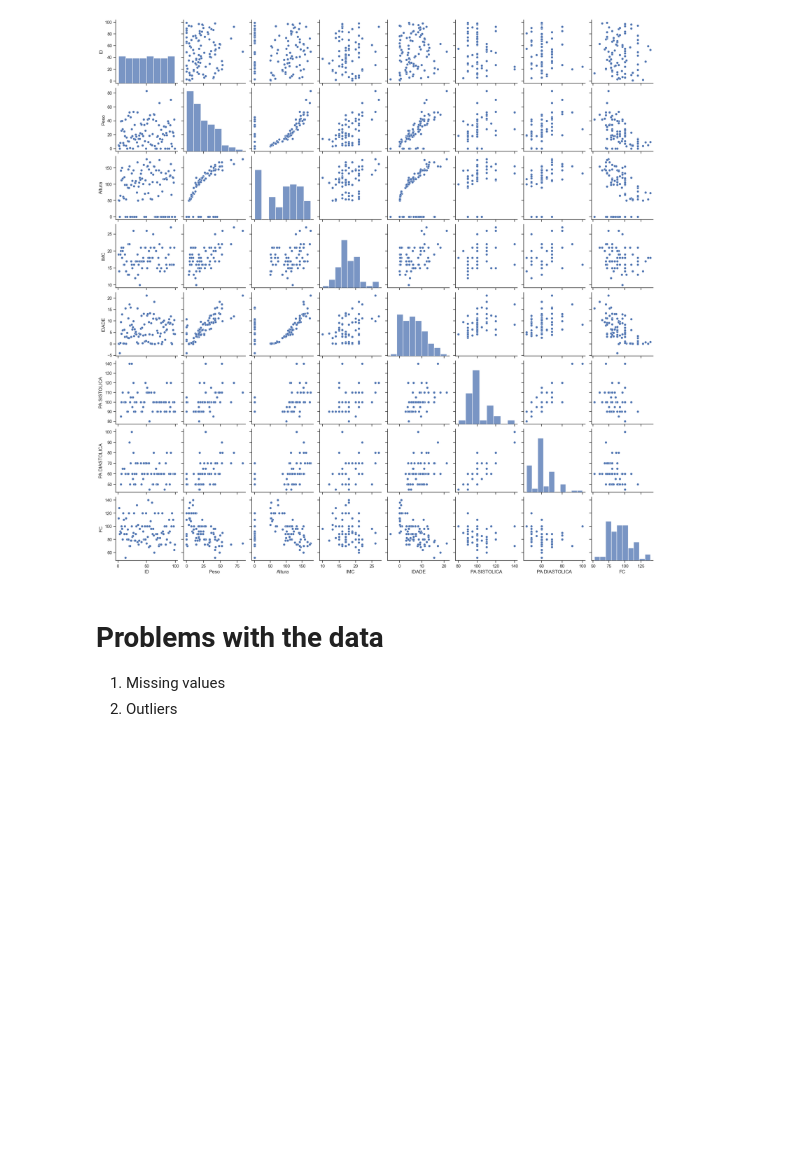
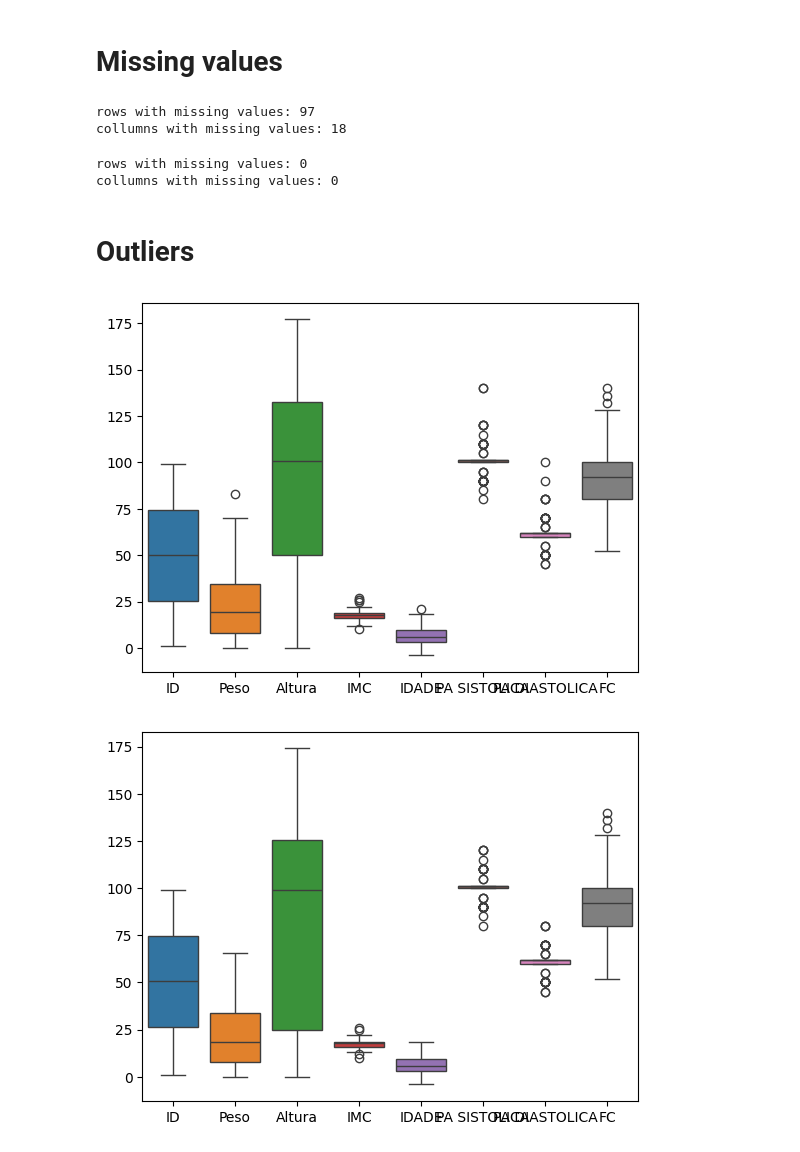
Before and after one commit to TheNoobGoda/idc-tpc, a Jupyter notebook: tpc3/nb3.ipynb, the cells around one changed output. Cells and saved outputs as stored; diff of their text form; code cells hidden in the pictures; blank space fills up the shorter version.

```diff
--- a/tpc3/nb3.ipynb
+++ b/tpc3/nb3.ipynb
@@ -29,10 +30,57 @@ max       100.000000  140.000000
-# %%
-sns.pairplot(df)
-
-plt.show()
-# %% [output]
-[figure, removed]
 # %% [markdown]
-# Problems with the data
-1. Missing values
-2. Outliers
+# Missing values
+# %%
+mv = np.where(pd.isnull(df))
+
+print(f"rows with missing values: {len(np.unique(mv[0]))}")
+print(f"collumns with missing values: {len(np.unique(mv[1]))}")
+# %% [output]
+rows with missing values: 97
+collumns with missing values: 18
+# %%
+df2 = df.copy()
+mv2 = np.where(pd.isnull(df2))
+
+numerical_cols = df2.select_dtypes(include='number')
+imputer = SimpleImputer(strategy='mean')
+df2[numerical_cols.columns] = imputer.fit_transform(numerical_cols)
+
+
+categorical_cols = df2.select_dtypes(exclude='number')
+imputer = SimpleImputer(strategy='most_frequent')
+df2[categorical_cols.columns] = imputer.fit_transform(categorical_cols)
+
+mv2 = np.where(pd.isnull(df2))
+print(f"rows with missing values: {len(np.unique(mv2[0]))}")
+print(f"collumns with missing values: {len(np.unique(mv2[1]))}")
+# %% [output]
+rows with missing values: 0
+collumns with missing values: 0
+# %% [markdown]
+# Outliers
+# %%
+sns.boxplot(df2)
+plt.show()
+
+def remove_outliers(df, z_threshold=3):
+
+    numerical_cols = df.select_dtypes(include=[np.number])
+
+    # Calculate the z-scores for numerical columns
+    z_scores = np.abs(stats.zscore(df[numerical_cols.columns]))
+
+    # Create a boolean mask for outliers
+    outlier_mask = (z_scores > z_threshold).any(axis=1)
+
+    # Remove rows with outliers from the entire DataFrame
+    df_no_outliers = df[~outlier_mask]
+
+    return df_no_outliers
+
+df2 = remove_outliers(df2)
+
+sns.boxplot(df2)
+plt.show()
+# %% [output]
+[figure, added]
+[figure, added]
```
Also changed, not shown: parts of 7 cells of this notebook, 1 other file.
